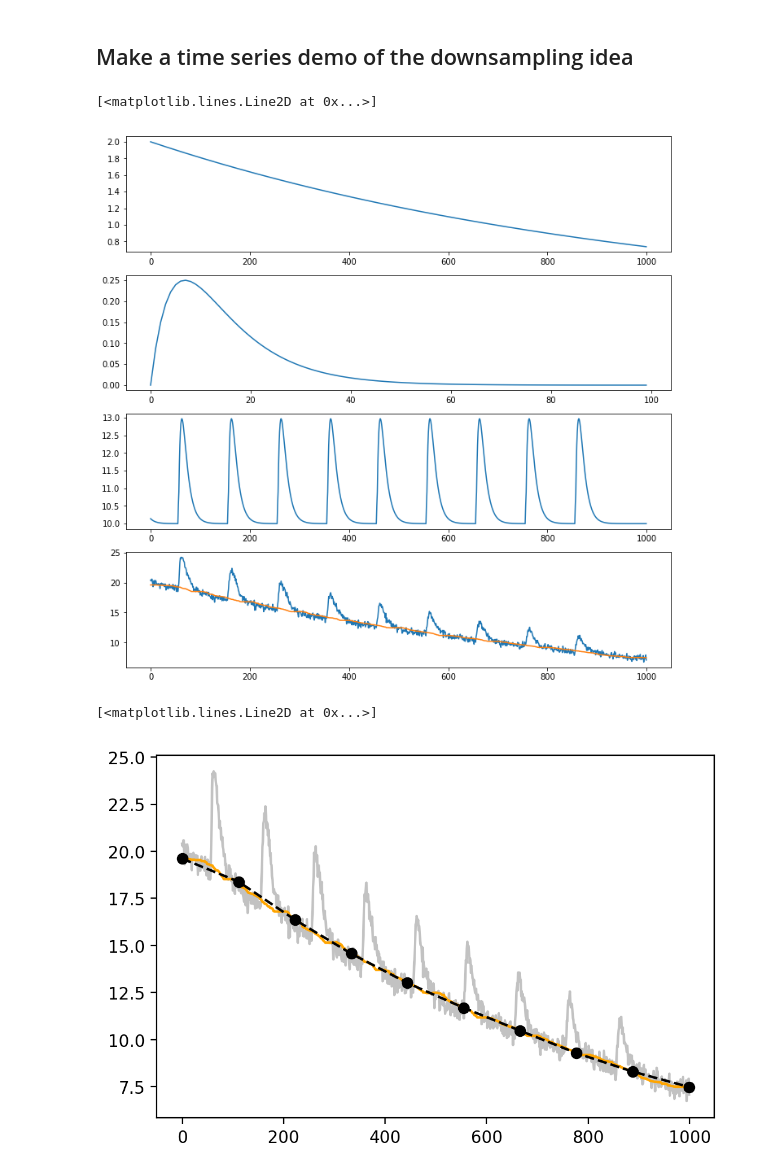
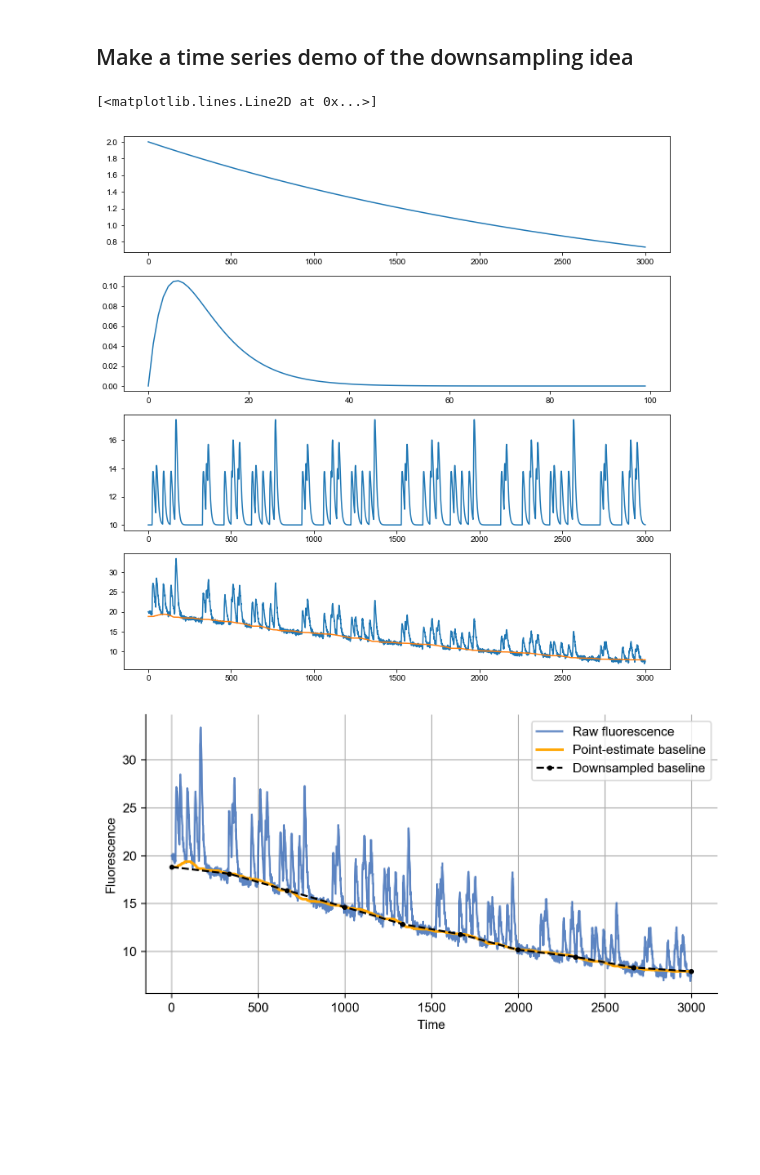
Before and after one commit to d-v-b/thesis, a Jupyter notebook: code/ch5/baseline_cartoons.ipynb, the cells around one changed output. Cells and saved outputs as stored; diff of their text form; code cells hidden in the pictures; blank space fills up the shorter version.

```diff
--- a/code/ch5/baseline_cartoons.ipynb
+++ b/code/ch5/baseline_cartoons.ipynb
@@ -71,35 +82,45 @@ plt.savefig('/groups/ahrens/ahrenslab/davis/thesis/baseline_motion_cartoon.pdf')
 fig, axs = plt.subplots(nrows=4, figsize=(12,12))
 from fish.image.vol import baseline
 np.random.seed(0)
-t = np.linspace(0, 1, 1000)
+t = np.linspace(0, 1, 3000)
 sample_baseline = np.exp(-t) * 2
 kern_t = np.linspace(0, 1, 100)
-a,b = -10,-20
+a,b = -15,-20
 spike_kern = np.exp(a * kern_t) - np.exp(b * kern_t)
 
-n_reps = 10
-spikes = (np.random.randint(0, 60, t.shape[0] // n_reps) == 3).astype('int')
+n_reps = 5
+spikes = (np.random.randint(0, 80, t.shape[0] // n_reps) == 3).astype('int')
 spikes = np.tile(spikes, n_reps + 1)[:t.shape[0]]
-activity = 10 + (6 * np.convolve(spikes, spike_kern, mode='same'))
+activity = 10 + (36 * np.convolve(spikes, spike_kern, mode='same'))
 noise = np.random.randn(*activity.shape) * .3
 observed = (activity * sample_baseline) + noise
 axs[0].plot(sample_baseline)
 axs[1].plot(spike_kern)
 axs[2].plot(activity)
-bl_est = baseline(observed, 150, 40)
+bl_est = baseline(observed, 600, 30)
 axs[3].plot(observed)
 axs[3].plot(bl_est)
 # %% [output]
 [<matplotlib.lines.Line2D at 0x...>]
-[figure, old version]
+[figure, new version]
 # %%
 from scipy.ndimage.filters import percentile_filter
 # %%
-fig, axs=plt.subplots(dpi=200)
-axs.plot(observed, alpha=.8, color=(.7,.7,.7))
-axs.plot(bl_est, color='orange')
+fig, axs=plt.subplots(dpi=200, figsize=(8,4))
+axs.plot(observed, alpha=.8, color=(.2,.4,.7), label='Raw fluorescence')
+axs.plot(bl_est, color='orange', linewidth=2, label='Point-estimate baseline')
 kf = np.linspace(0, bl_est.shape[0]-1, 10).astype('int')
-axs.plot(kf, bl_est[kf],'o--', color='k')
+axs.plot(kf, bl_est[kf],'.--', color='k', label='Downsampled baseline')
+axs.set_xlabel('Time')
+axs.set_ylabel('Fluorescence')
+axs.legend()
+axs.grid(True)
+axs.spines['right'].set_visible(False)
+axs.spines['top'].set_visible(False)
+
+# Only show ticks on the left and bottom spines
+axs.yaxis.set_ticks_position('left')
+axs.xaxis.set_ticks_position('bottom')
+axs.yaxis.tick_left()
 # %% [output]
-[<matplotlib.lines.Line2D at 0x...>]
-[figure, old version]
+[figure, new version]
```
Also changed, not shown: parts of 4 cells of this notebook, 41 other files.
